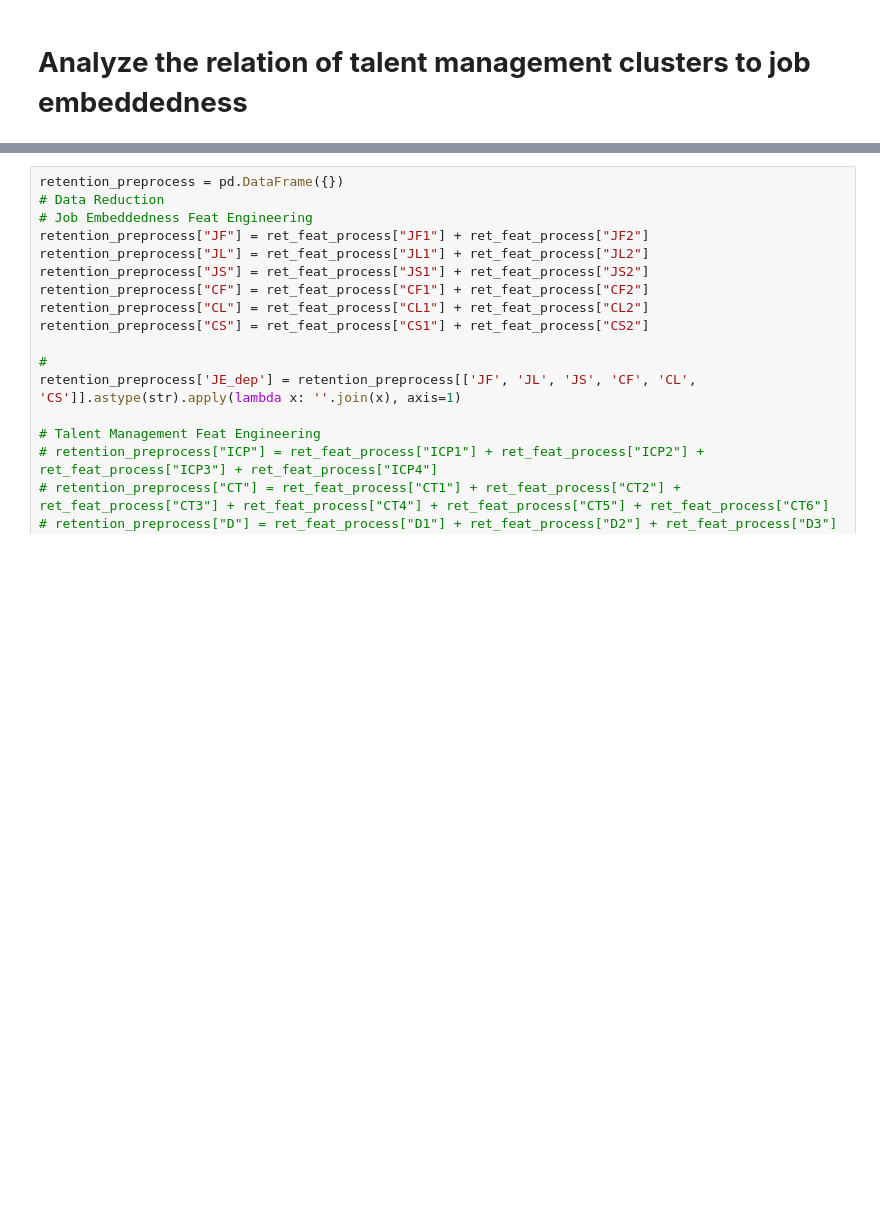
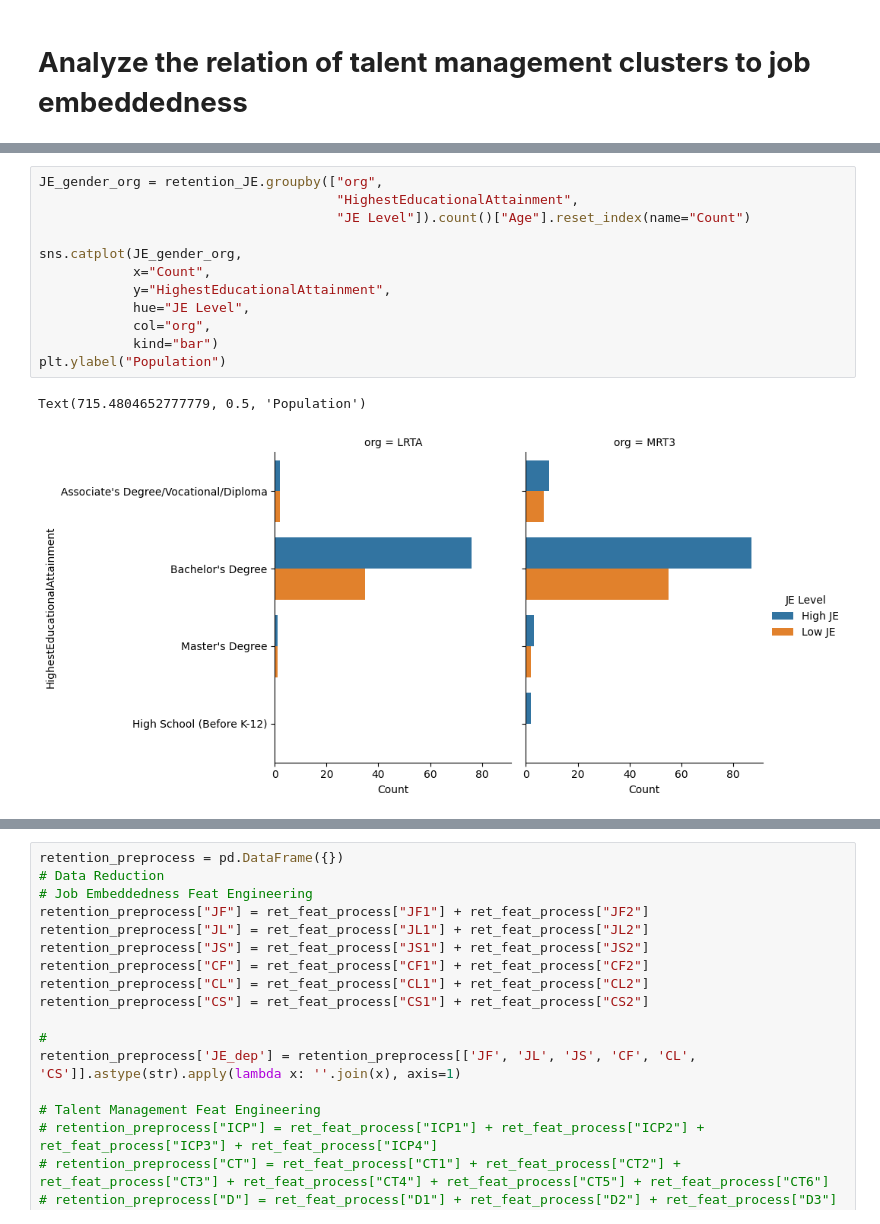
Before and after one commit to pjcroxas/Talent-Retention-in-Railway-Workforce, a Jupyter notebook: Comprehensive_Data_Analysis_Railway_Workforce_Retention.ipynb, the cells around one changed output, grey strips where cells are left out. Drawn from its saved outputs; the diff is of its cells as text; blank space fills up the shorter version.

```diff
--- a/Comprehensive_Data_Analysis_Railway_Workforce_Retention.ipynb
+++ b/Comprehensive_Data_Analysis_Railway_Workforce_Retention.ipynb
@@ -549,0 +604,15 @@ new_ret_df
+# %%
+JE_gender_org = retention_JE.groupby(["org",
+                                      "HighestEducationalAttainment",
+                                      "JE Level"]).count()["Age"].reset_index(name="Count")
+
+sns.catplot(JE_gender_org,
+            x="Count",
+            y="HighestEducationalAttainment",
+            hue="JE Level",
+            col="org",
+            kind="bar")
+plt.ylabel("Population")
+# %% [output]
+Text(715.4804652777779, 0.5, 'Population')
+[figure, added]
```
Also changed, not shown: parts of 26 cells of this notebook.
